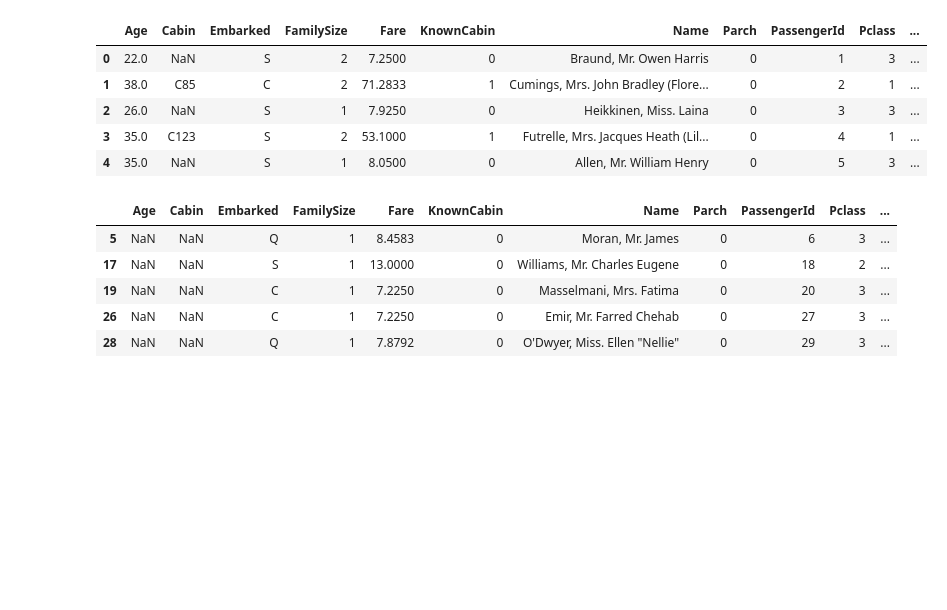
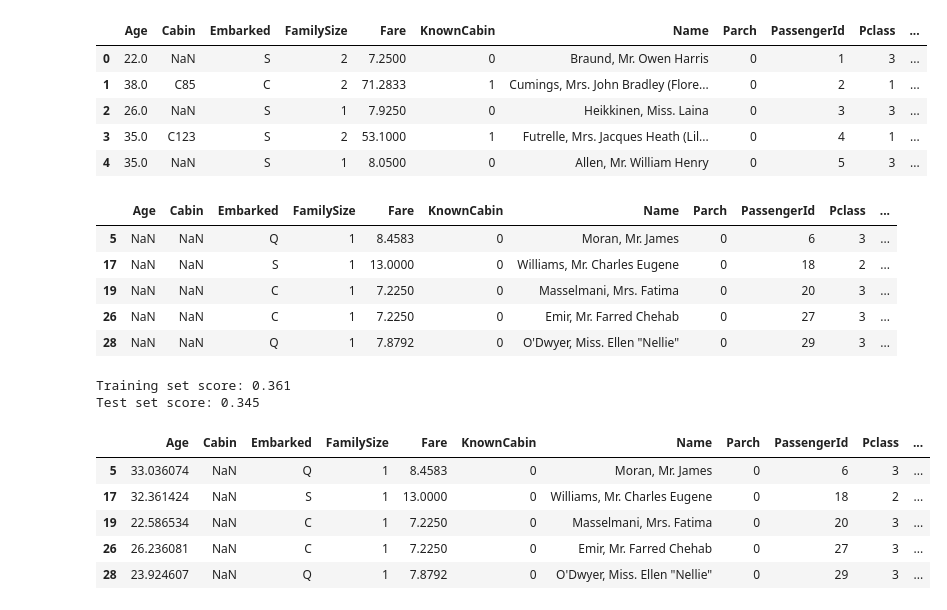
Before and after one commit to hernandezurbina/KaggleAdventures, a Jupyter notebook: Titanic_2Models1DatasetFromTut.ipynb, the cells around one changed output. Cells and saved outputs as stored; diff of their text form; code cells hidden in the pictures; blank space fills up the shorter version.

```diff
--- a/Titanic_2Models1DatasetFromTut.ipynb
+++ b/Titanic_2Models1DatasetFromTut.ipynb
@@ -85,3 +85,49 @@ full_data_age_unknown.head()
 | 19 | NaN | NaN | C | 1 | 7.2250 | 0 | Masselmani, Mrs. Fatima | 0 | 20 | 3 | ... |
 | 26 | NaN | NaN | C | 1 | 7.2250 | 0 | Emir, Mr. Farred Chehab | 0 | 27 | 3 | ... |
 | 28 | NaN | NaN | Q | 1 | 7.8792 | 0 | O'Dwyer, Miss. Ellen "Nellie" | 0 | 29 | 3 | ... |
+# %%
+train_data_copy = full_data_knownage.copy()
+train_set = train_data_copy.sample(frac=0.8, random_state=0)
+test_set = train_data_copy.drop(train_set.index)
+
+y_train = train_set["Age"]
+y_test = test_set["Age"]
+features = ["Pclass", "Sex", "Parch", "SibSp", "Embarked"]
+X_train = pd.get_dummies(train_set[features])
+X_test = pd.get_dummies(test_set[features])
+
+lrg = GradientBoostingRegressor(n_estimators=1000, max_depth=3, learning_rate=0.01)
+lrg.fit(X_train, y_train)
+print("Training set score: {:.3f}".format(lrg.score(X_train, y_train)))
+print("Test set score: {:.3f}".format(lrg.score(X_test, y_test)))
+# %% [output]
+Training set score: 0.361
+Test set score: 0.345
+# %%
+y = full_data_knownage['Age']
+features = ["Pclass", "Sex", "Parch", "SibSp", "Embarked"]
+
+X_train = pd.get_dummies(full_data_knownage[features])
+X_test = pd.get_dummies(full_data_age_unknown[features])
+
+lrg = GradientBoostingRegressor(n_estimators=1000, max_depth=3, learning_rate=0.01)
+lrg.fit(X_train, y)
+
+predictions = lrg.predict(X_test)
+output = pd.DataFrame({'PassengerId': full_data_age_unknown.PassengerId, 'Survived': full_data_age_unknown.Survived,
+                       'Pclass': full_data_age_unknown.Pclass, 'Name': full_data_age_unknown.Name,
+                       'Sex': full_data_age_unknown.Sex, 'Age': predictions, 'SibSp': full_data_age_unknown.SibSp,
+                       'Parch': full_data_age_unknown.Parch, 'Ticket': full_data_age_unknown.Ticket,
+                       'Fare': full_data_age_unknown.Fare, 'Cabin': full_data_age_unknown.Cabin,
+                       'Embarked': full_data_age_unknown.Embarked,
+                       'FamilySize': full_data_age_unknown.FamilySize,
+                       'Title': full_data_age_unknown.Title,
+                       'KnownCabin': full_data_age_unknown.KnownCabin})
+output.head()
+# %% [output]
+|  | Age | Cabin | Embarked | FamilySize | Fare | KnownCabin | Name | Parch | PassengerId | Pclass | ... |
+| 5 | 33.036074 | NaN | Q | 1 | 8.4583 | 0 | Moran, Mr. James | 0 | 6 | 3 | ... |
+| 17 | 32.361424 | NaN | S | 1 | 13.0000 | 0 | Williams, Mr. Charles Eugene | 0 | 18 | 2 | ... |
+| 19 | 22.586534 | NaN | C | 1 | 7.2250 | 0 | Masselmani, Mrs. Fatima | 0 | 20 | 3 | ... |
+| 26 | 26.236081 | NaN | C | 1 | 7.2250 | 0 | Emir, Mr. Farred Chehab | 0 | 27 | 3 | ... |
+| 28 | 23.924607 | NaN | Q | 1 | 7.8792 | 0 | O'Dwyer, Miss. Ellen "Nellie" | 0 | 29 | 3 | ... |
```
Also changed, not shown: parts of 13 cells of this notebook, 1 other file.
